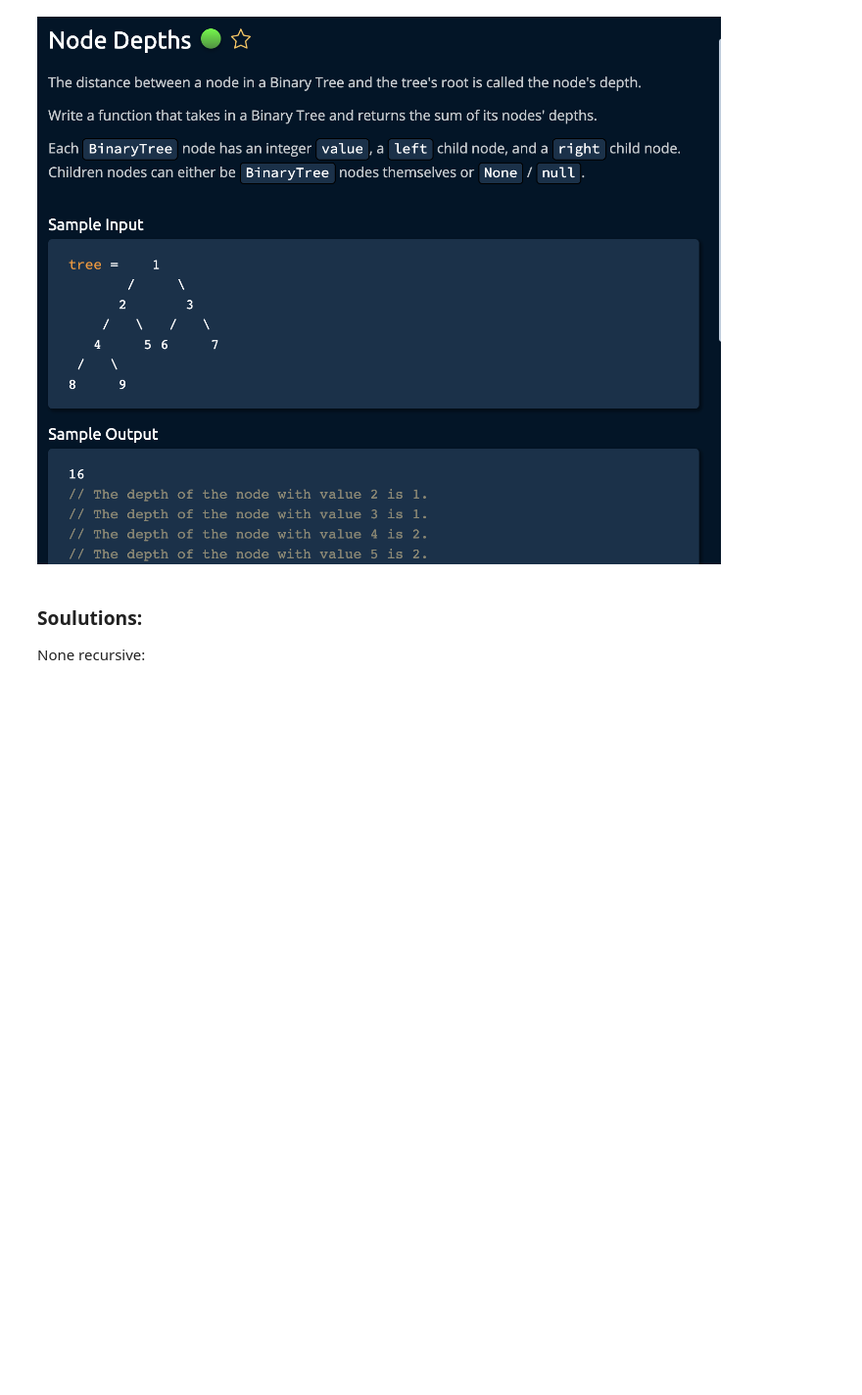
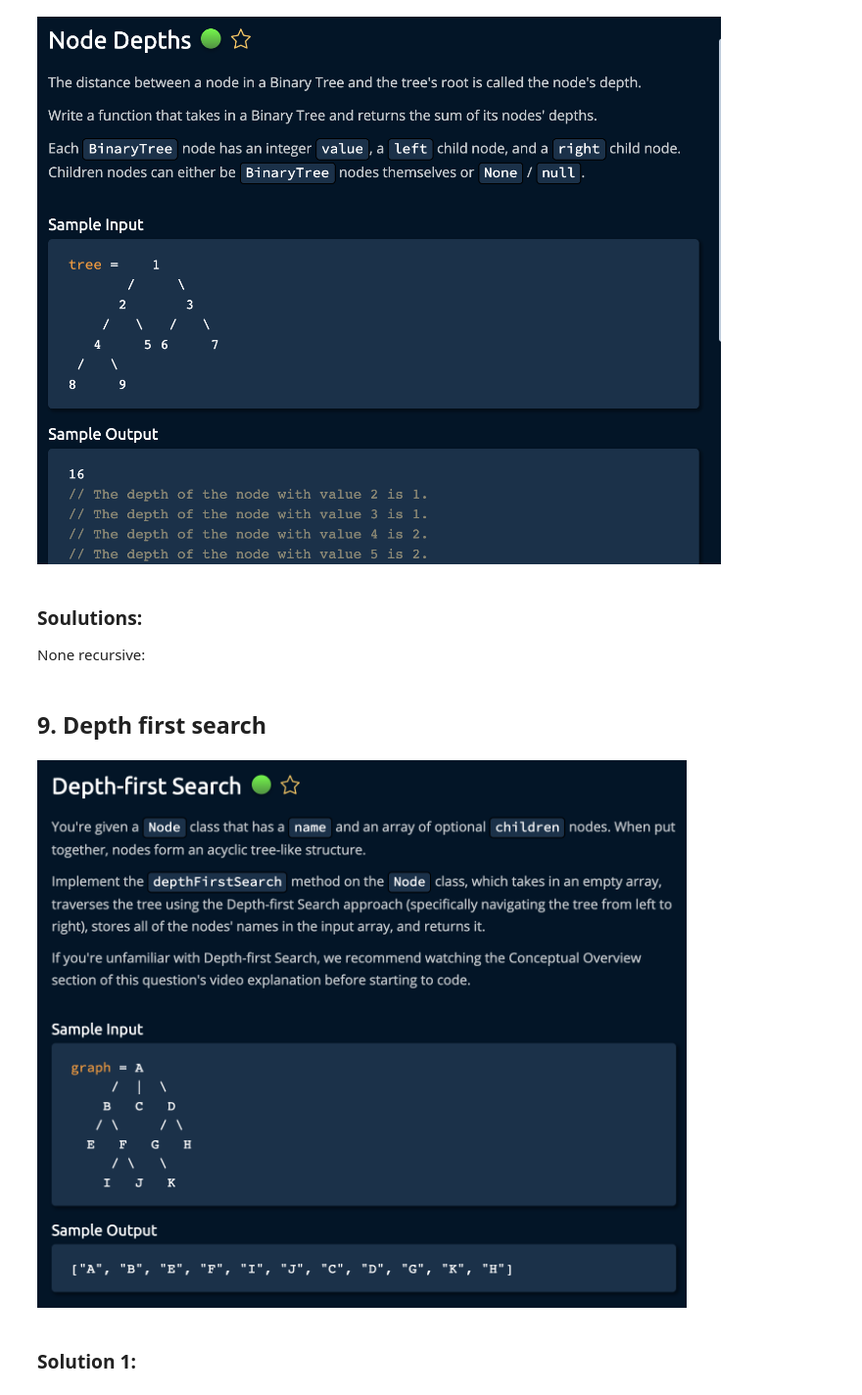
Before and after one commit to shubhamDarmwar/DataStructures, a Jupyter notebook: Excercise/EasyQuestions/Easy Questions.ipynb, the cells around one changed output. Shown at 98% size. Drawn from its saved outputs; the diff is of its cells as text; code cells hidden in the pictures; blank space fills up the shorter version.

```diff
--- a/Excercise/EasyQuestions/Easy Questions.ipynb
+++ b/Excercise/EasyQuestions/Easy Questions.ipynb
@@ -252,3 +252,11 @@ def sumDepth(node, depth):
     if node is None:
         return 0
     return depth + sumDepth(node.left, depth + 1) + sumDepth(node.right, depth + 1)
+# %% [markdown]
+## 9. Depth first search
+# %%
+Image("Questions/9_DeptFirstSearch.png")
+# %% [output]
+[figure, added]
+# %% [markdown]
+### Solution 1:
```
Also changed, not shown: parts of 15 cells of this notebook, 5 other files.
